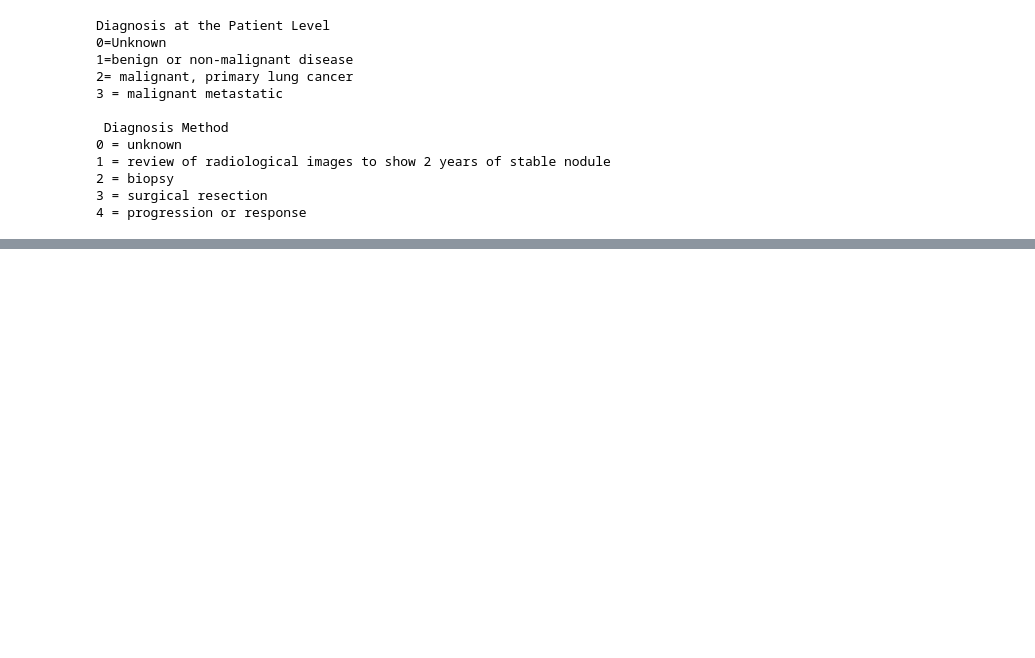
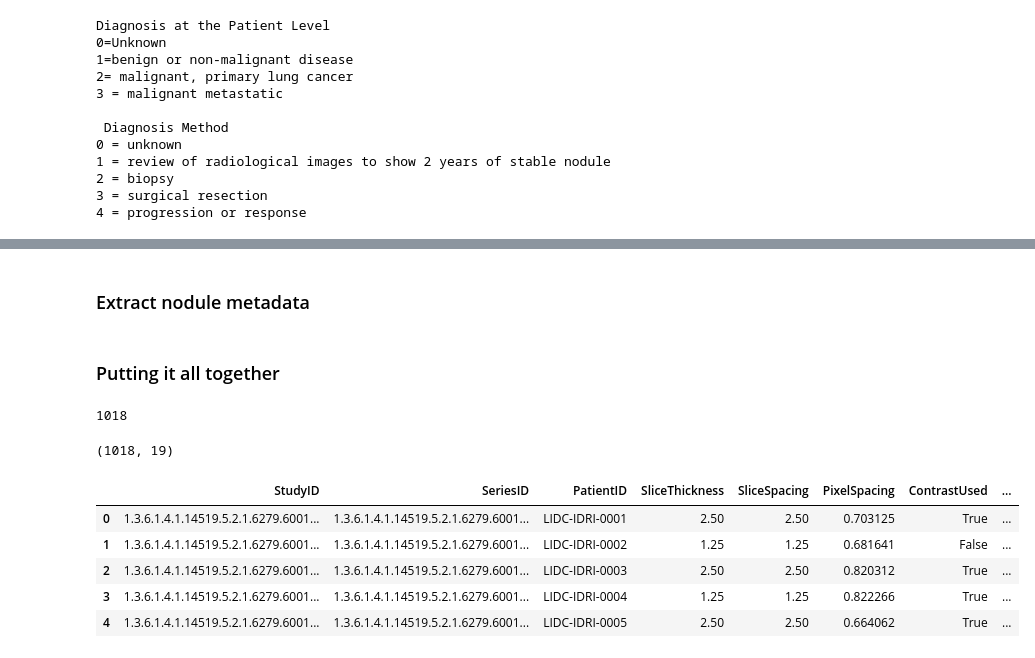
Before and after one commit to felixpeters/lung-cancer-detection, a Jupyter notebook: nbs/05_Assemble_LIDC_Metadata.ipynb, the cells around one changed output, grey strips where cells are left out. Cells and saved outputs as stored; diff of their text form; code cells hidden in the pictures; blank space fills up the shorter version.

Commit message:
extract patient and scan metadata for LIDC dataset

```diff
--- a/nbs/05_Assemble_LIDC_Metadata.ipynb
+++ b/nbs/05_Assemble_LIDC_Metadata.ipynb
@@ -133,0 +155,6 @@ pat_meta.to_csv(LIDC_DIR/"LIDC-IDRI/lidc_patient_meta.csv", index=False)
+# %%
+scans = []
+for pid in tqdm(patients):
+    pscans = pl.query(pl.Scan).filter(pl.Scan.patient_id == pid).all()
+    scans += pscans
+len(scans)
@@ -133,0 +204,20 @@ pat_meta.to_csv(LIDC_DIR/"LIDC-IDRI/lidc_patient_meta.csv", index=False)
+# %%
+def get_img_meta(scan):
+    path = Path(scan.get_path_to_dicom_files())
+    fnames = sorted([fname for fname in os.listdir(path) if fname.endswith('.dcm')])
+    dcm = dicom.dcmread(path/fnames[0])
+    meta = {
+        "ImagePositionPatient": getattr(dcm, "ImagePositionPatient", np.nan),
+        "ImageOrientationPatient": getattr(dcm, "ImageOrientationPatient", np.nan),
+        "Rows": getattr(dcm, "Rows", np.nan),
+        "Columns": getattr(dcm, "Columns", np.nan),
+        "RescaleIntercept": getattr(dcm, "RescaleIntercept", np.nan),
+        "RescaleSlope": getattr(dcm, "RescaleSlope", np.nan),
+        "WindowCenter": getattr(dcm, "WindowCenter", np.nan),
+        "WindowWidth": getattr(dcm, "WindowWidth", np.nan),
+        "BitsAllocated": getattr(dcm, "BitsAllocated", np.nan),
+        "PixelRepresentation": getattr(dcm, "PixelRepresentation", np.nan),
+        "Manufacturer": getattr(dcm, "Manufacturer", ""),
+        "ManufacturerModelName": getattr(dcm, "ManufacturerModelName", ""),
+    }
+    return meta
@@ -133,0 +239,30 @@ pat_meta.to_csv(LIDC_DIR/"LIDC-IDRI/lidc_patient_meta.csv", index=False)
+# %% [markdown]
+### Extract nodule metadata
+# %% [markdown]
+### Putting it all together
+# %%
+data = []
+for scan in tqdm(scans):
+    meta = {}
+    scan_meta = get_scan_meta(scan)
+    meta.update(scan_meta)
+    img_meta = get_img_meta(scan)
+    meta.update(img_meta)
+    data.append(meta)
+len(data)
+# %% [output]
+1018
+# %%
+df = pd.DataFrame(data=data)
+df.shape
+# %% [output]
+(1018, 19)
+# %%
+df.head()
+# %% [output]
+|  | StudyID | SeriesID | PatientID | SliceThickness | SliceSpacing | PixelSpacing | ContrastUsed | ... |
+| 0 | 1.3.6.1.4.1.14519.5.2.1.6279.6001... | 1.3.6.1.4.1.14519.5.2.1.6279.6001... | LIDC-IDRI-0001 | 2.50 | 2.50 | 0.703125 | True | ... |
+| 1 | 1.3.6.1.4.1.14519.5.2.1.6279.6001... | 1.3.6.1.4.1.14519.5.2.1.6279.6001... | LIDC-IDRI-0002 | 1.25 | 1.25 | 0.681641 | False | ... |
+| 2 | 1.3.6.1.4.1.14519.5.2.1.6279.6001... | 1.3.6.1.4.1.14519.5.2.1.6279.6001... | LIDC-IDRI-0003 | 2.50 | 2.50 | 0.820312 | True | ... |
+| 3 | 1.3.6.1.4.1.14519.5.2.1.6279.6001... | 1.3.6.1.4.1.14519.5.2.1.6279.6001... | LIDC-IDRI-0004 | 1.25 | 1.25 | 0.822266 | True | ... |
+| 4 | 1.3.6.1.4.1.14519.5.2.1.6279.6001... | 1.3.6.1.4.1.14519.5.2.1.6279.6001... | LIDC-IDRI-0005 | 2.50 | 2.50 | 0.664062 | True | ... |
```
Also changed, not shown: parts of 15 cells of this notebook.
